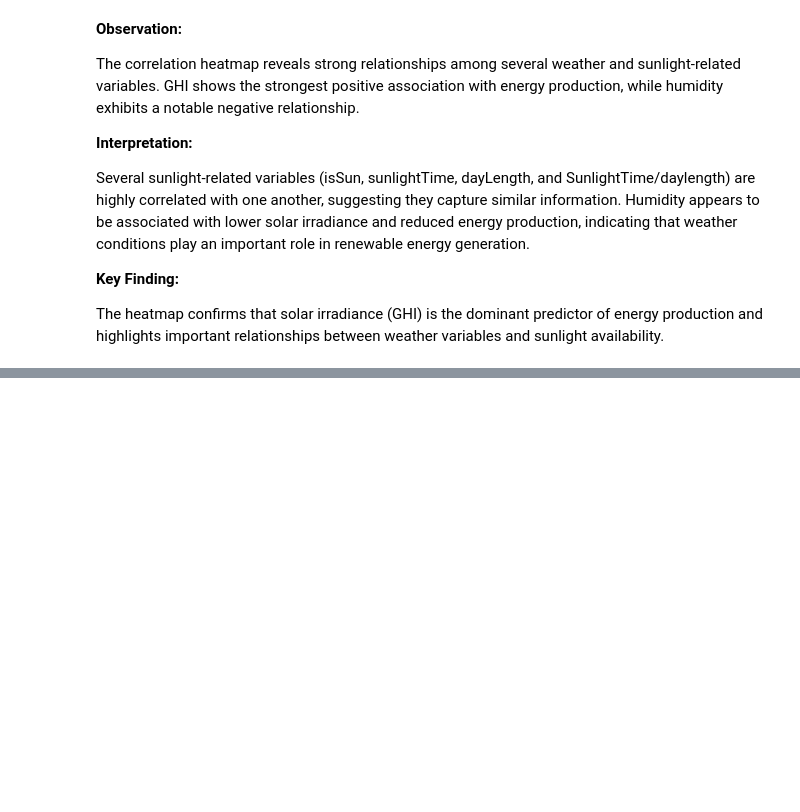
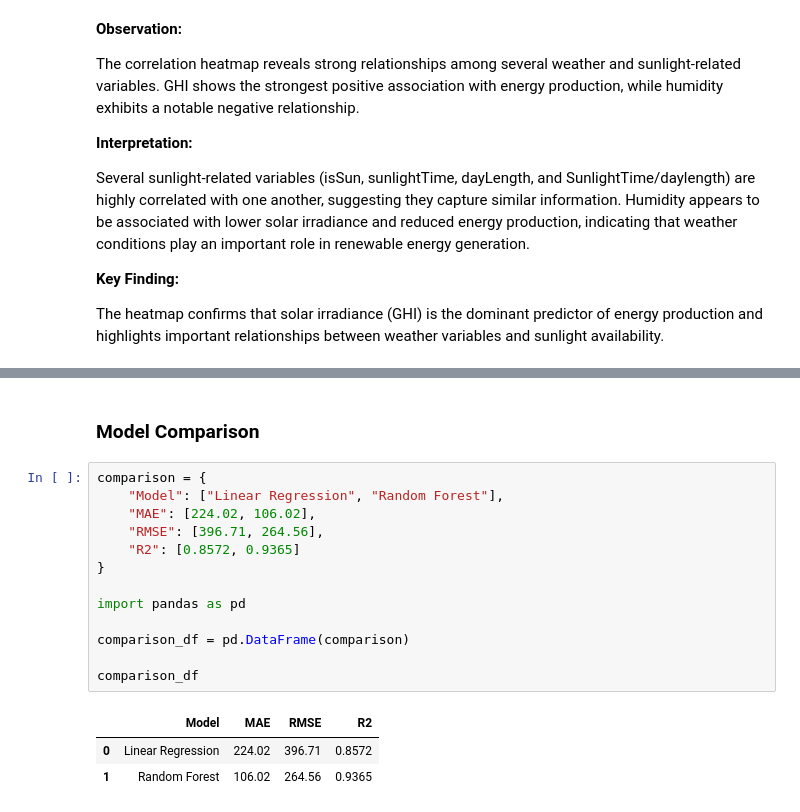
Before and after one commit to raminrad96/renewable-energy-intelligence, a Jupyter notebook: notebooks/01_data_understanding.ipynb, the cells around one changed output, grey strips where cells are left out. Saved outputs shown, nothing was run; the diff lists cells and outputs as text; blank space fills up the shorter version.

```diff
--- a/notebooks/01_data_understanding.ipynb
+++ b/notebooks/01_data_understanding.ipynb
@@ -490,0 +850,19 @@ The heatmap confirms that solar irradiance (GHI) is the dominant predictor of en
+# %% [markdown]
+### Model Comparison
+# %%
+comparison = {
+    "Model": ["Linear Regression", "Random Forest"],
+    "MAE": [224.02, 106.02],
+    "RMSE": [396.71, 264.56],
+    "R2": [0.8572, 0.9365]
+}
+
+import pandas as pd
+
+comparison_df = pd.DataFrame(comparison)
+
+comparison_df
+# %% [output]
+|  | Model | MAE | RMSE | R2 |
+| 0 | Linear Regression | 224.02 | 396.71 | 0.8572 |
+| 1 | Random Forest | 106.02 | 264.56 | 0.9365 |
```
Also changed, not shown: parts of 51 cells of this notebook, 8 other files.
